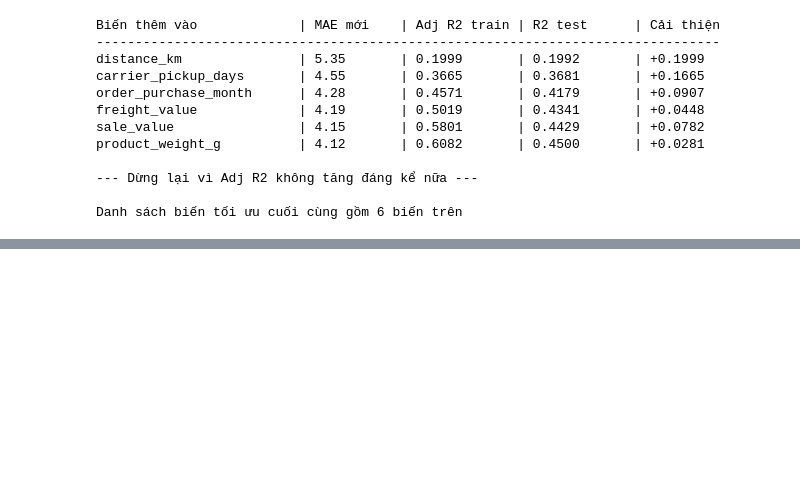
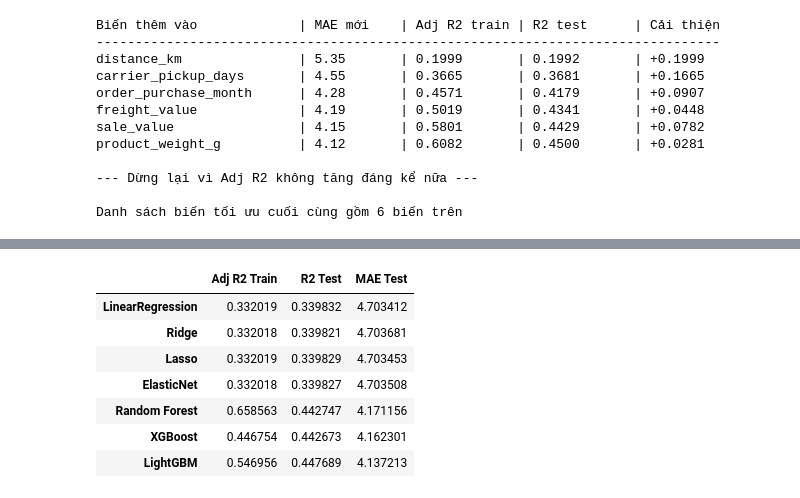
Before and after one commit to TDGKhang/BusinessIntelligence_Ecom, a Jupyter notebook: Model_predict_delivered_day.ipynb, the cells around one changed output, grey strips where cells are left out. Cells and saved outputs as stored; diff of their text form; code cells hidden in the pictures; blank space fills up the shorter version.

```diff
--- a/Model_predict_delivered_day.ipynb
+++ b/Model_predict_delivered_day.ipynb
@@ -717,6 +690,17 @@ df_results = df_results.sort_values(by="R2 Test", ascending=False)
 models = df_results.index
 r2_scores = df_results["R2 Test"]
 mae_scores = df_results["MAE Test"]
+# %%
+df_results
+# %% [output]
+|  | Adj R2 Train | R2 Test | MAE Test |
+| LinearRegression | 0.332019 | 0.339832 | 4.703412 |
+| Ridge | 0.332018 | 0.339821 | 4.703681 |
+| Lasso | 0.332019 | 0.339829 | 4.703453 |
+| ElasticNet | 0.332018 | 0.339827 | 4.703508 |
+| Random Forest | 0.658563 | 0.442747 | 4.171156 |
+| XGBoost | 0.446754 | 0.442673 | 4.162301 |
+| LightGBM | 0.546956 | 0.447689 | 4.137213 |
 # %%
 # Khởi tạo khung hình
 fig, ax1 = plt.subplots(figsize=(12, 7))
```
Also changed, not shown: parts of 13 cells of this notebook.
